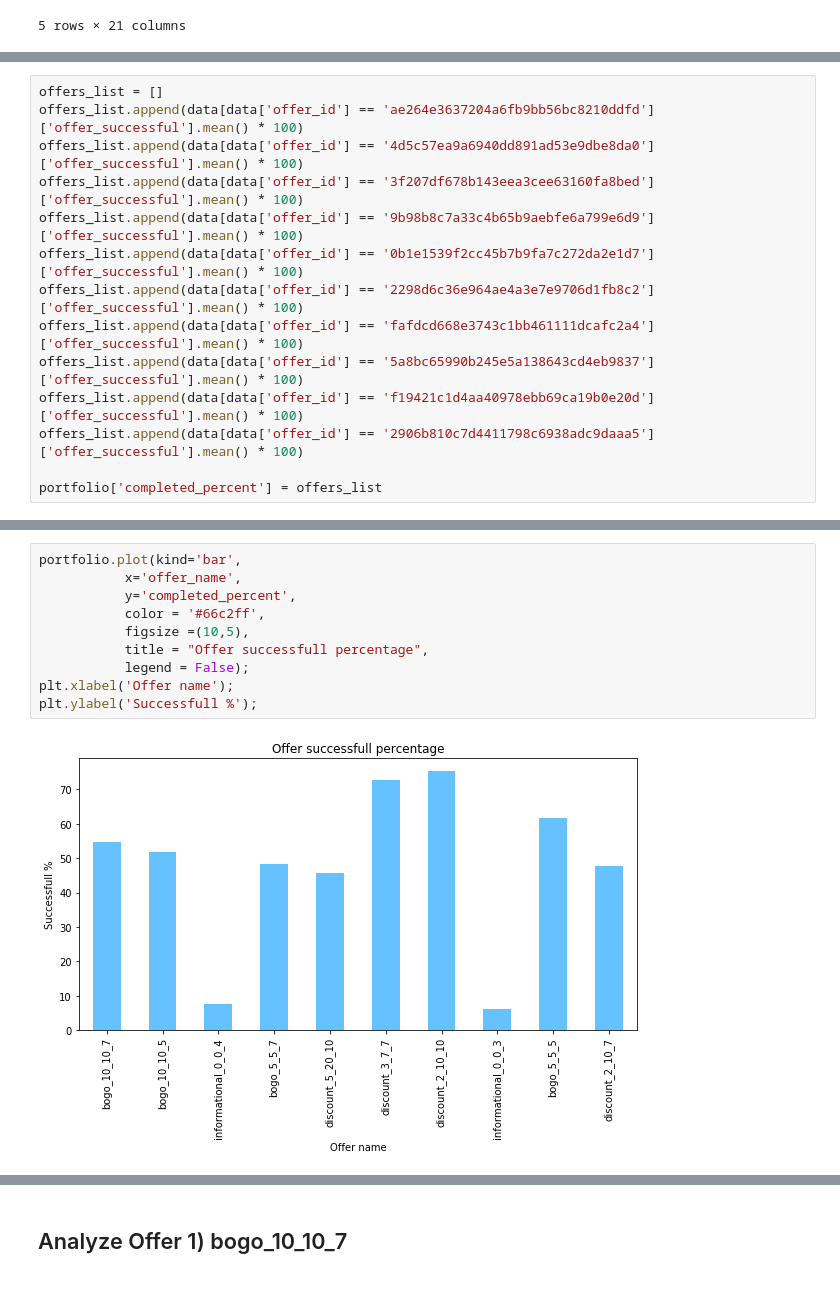
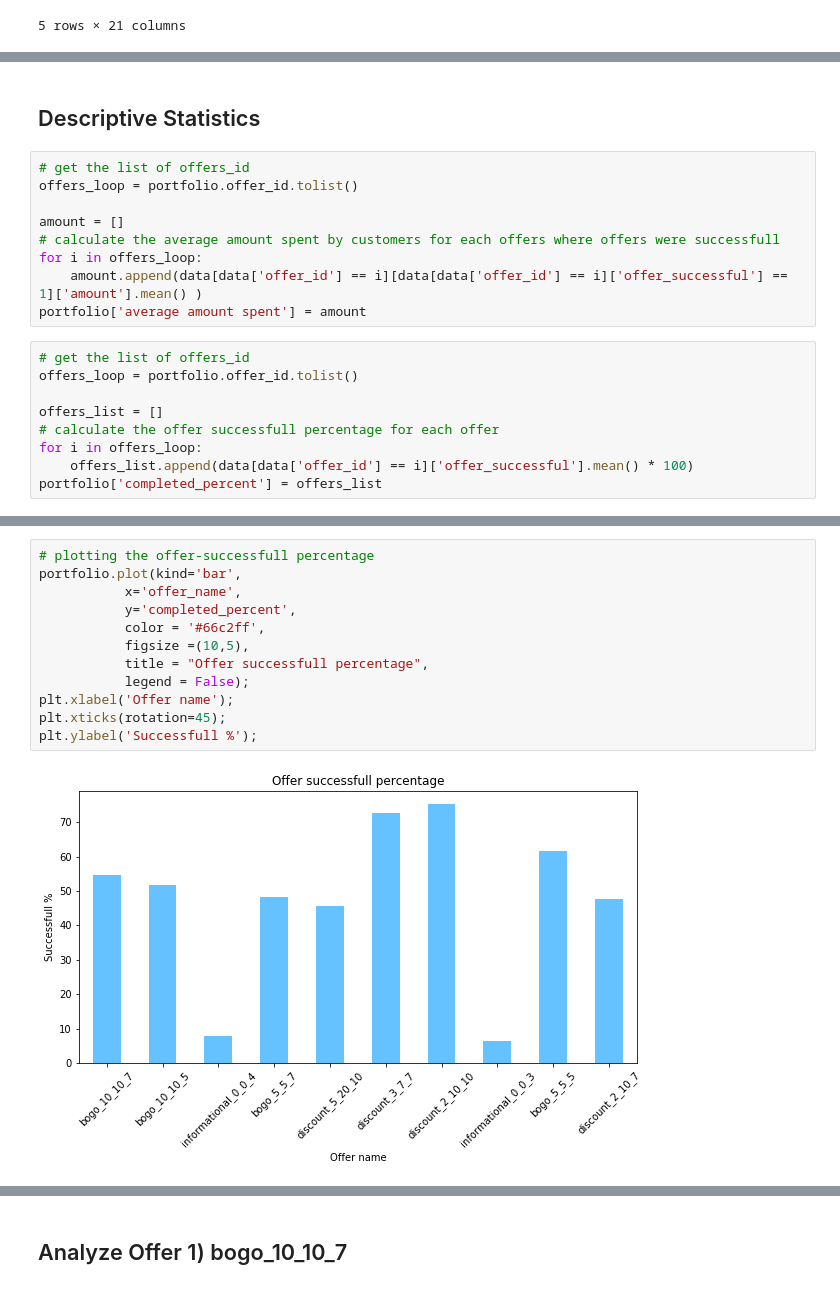
Before and after one commit to amitborkar98/Starbucks-capstone, a Jupyter notebook: Starbucks_Capstone_notebook.ipynb, the cells around one changed output, grey strips where cells are left out. Drawn from its saved outputs; the diff is of its cells as text.

```diff
--- a/Starbucks_Capstone_notebook.ipynb
+++ b/Starbucks_Capstone_notebook.ipynb
@@ -518,17 +569,23 @@ portfolio['average amount spent'] = amount
-# %%
-offers_list = []
-offers_list.append(data[data['offer_id'] == 'ae264e3637204a6fb9bb56bc8210ddfd']['offer_successful'].mean() * 100)
-offers_list.append(data[data['offer_id'] == '4d5c57ea9a6940dd891ad53e9dbe8da0']['offer_successful'].mean() * 100)
-offers_list.append(data[data['offer_id'] == '3f207df678b143eea3cee63160fa8bed']['offer_successful'].mean() * 100)
-offers_list.append(data[data['offer_id'] == '9b98b8c7a33c4b65b9aebfe6a799e6d9']['offer_successful'].mean() * 100)
-offers_list.append(data[data['offer_id'] == '0b1e1539f2cc45b7b9fa7c272da2e1d7']['offer_successful'].mean() * 100)
-offers_list.append(data[data['offer_id'] == '2298d6c36e964ae4a3e7e9706d1fb8c2']['offer_successful'].mean() * 100)
-offers_list.append(data[data['offer_id'] == 'fafdcd668e3743c1bb461111dcafc2a4']['offer_successful'].mean() * 100)
-offers_list.append(data[data['offer_id'] == '5a8bc65990b245e5a138643cd4eb9837']['offer_successful'].mean() * 100)
-offers_list.append(data[data['offer_id'] == 'f19421c1d4aa40978ebb69ca19b0e20d']['offer_successful'].mean() * 100)
-offers_list.append(data[data['offer_id'] == '2906b810c7d4411798c6938adc9daaa5']['offer_successful'].mean() * 100)
-
-portfolio['completed_percent'] = offers_list
+# %% [markdown]
+## Descriptive Statistics
+# %%
+# get the list of offers_id
+offers_loop = portfolio.offer_id.tolist()
+
+amount = []
+# calculate the average amount spent by customers for each offers where offers were successfull
+for i in offers_loop:
+    amount.append(data[data['offer_id'] == i][data[data['offer_id'] == i]['offer_successful'] == 1]['amount'].mean() )
+portfolio['average amount spent'] = amount
+# %%
+# get the list of offers_id
+offers_loop = portfolio.offer_id.tolist()
+
+offers_list = []
+# calculate the offer successfull percentage for each offer
+for i in offers_loop:
+    offers_list.append(data[data['offer_id'] == i]['offer_successful'].mean() * 100)
+portfolio['completed_percent'] = offers_list
 # %%
 portfolio
 # %% [output]
@@ -544,15 +601,17 @@ portfolio
 | 8 | 5 | 5 | 5 | bogo | f19421c1d4aa40978ebb69ca19b0e20d | 1 | 1 | 1 | 1 | bogo_5_5_5 | ... |
 | 9 | 2 | 10 | 7 | discount | 2906b810c7d4411798c6938adc9daaa5 | 1 | 1 | 1 | 0 | discount_2_10_7 | ... |
 # %%
+# plotting the offer-successfull percentage
 portfolio.plot(kind='bar',
            x='offer_name',
            y='completed_percent',
            color = '#66c2ff',
            figsize =(10,5),
            title = "Offer successfull percentage",
            legend = False);
 plt.xlabel('Offer name');
+plt.xticks(rotation=45);
 plt.ylabel('Successfull %');
 # %% [output]
-[figure, old version]
+[figure, new version]
 # %%
```
Also changed, not shown: parts of 113 cells of this notebook.
